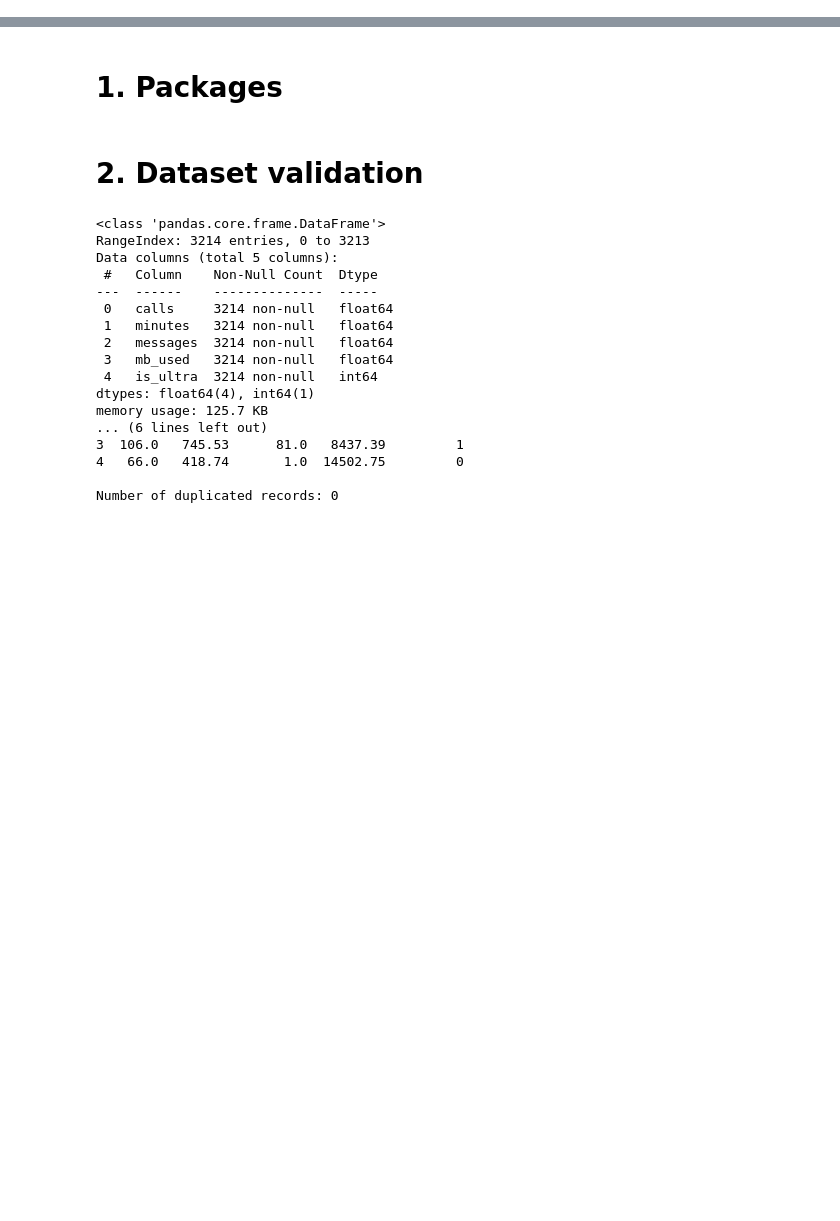
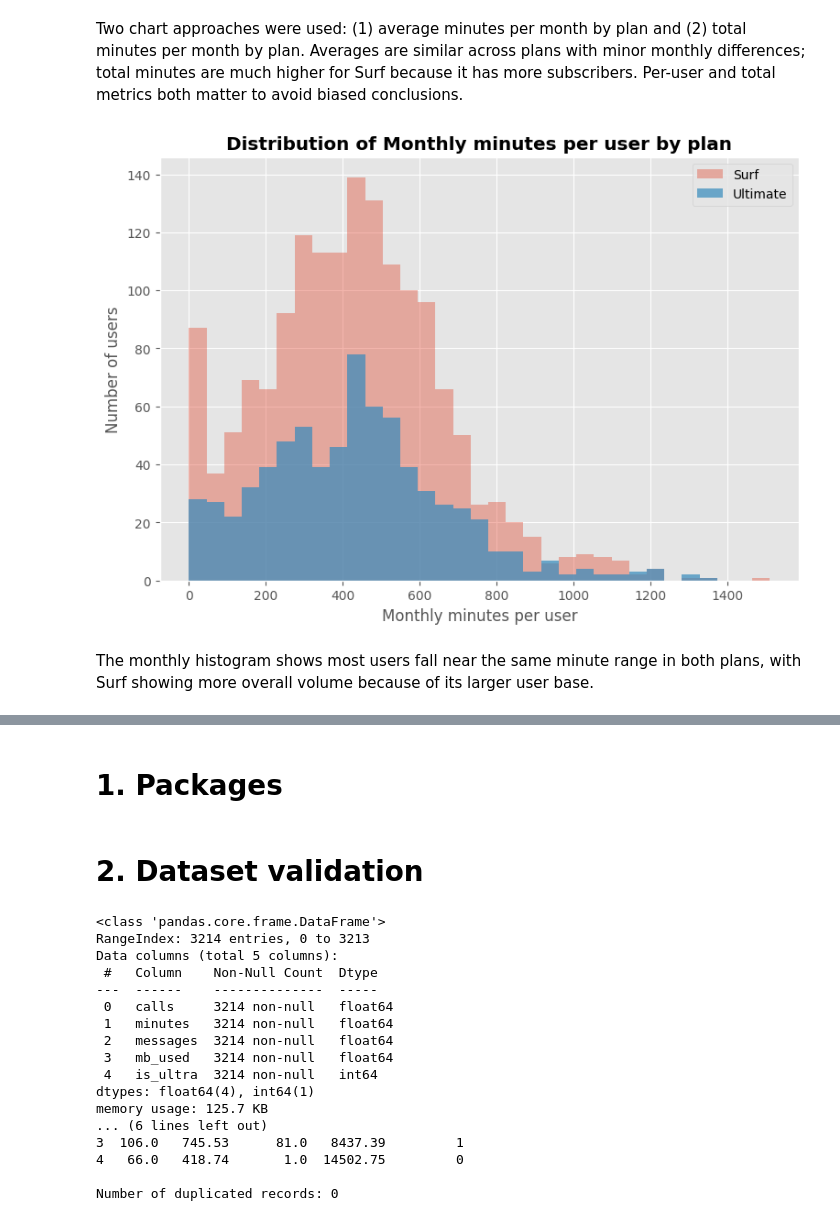
Before and after one commit to Juanhv24/Megaline-EDA-Predictive-Modeling, a Jupyter notebook: Notebooks/Megaline.ipynb, the cells around one changed output, grey strips where cells are left out. Saved outputs shown, nothing was run; the diff lists cells and outputs as text; code cells hidden in the pictures; blank space fills up the shorter version.

```diff
--- a/Notebooks/Megaline.ipynb
+++ b/Notebooks/Megaline.ipynb
@@ -0,0 +346,26 @@
+# %% [markdown]
+Two chart approaches were used: (1) average minutes per month by plan and (2) total minutes per month by plan. Averages are similar across plans with minor monthly differences; total minutes are much higher for Surf because it has more subscribers. Per-user and total metrics both matter to avoid biased conclusions.
+# %%
+# Compare monthly minutes used by users of each plan; plot a histogram.
+monthly_minutes = combined_frames.groupby (
+    ["plan", "month", "user_id"], as_index=False)["total_duration"].sum()
+
+bins = np.histogram_bin_edges(monthly_minutes["total_duration"], bins = "auto")
+
+data_surf = monthly_minutes[monthly_minutes["plan"] == "surf"]
+surf = data_surf ["total_duration"]
+data_ultimate = monthly_minutes[monthly_minutes["plan"] == "ultimate"]
+ultimate = data_ultimate["total_duration"]
+
+fig, ax = plt.subplots (figsize = (9,6))
+plt.hist (x = surf, bins = bins, alpha = 0.4, label = "Surf")
+plt.hist (x = ultimate, bins = bins, alpha = 0.7, label = "Ultimate")
+plt.title ("Distribution of Monthly minutes per user by plan", fontdict= {"weight":"bold"})
+plt.xlabel ("Monthly minutes per user")
+plt.ylabel ("Number of users")
+plt.legend ()
+plt.show ()
+# %% [output]
+[figure, added]
+# %% [markdown]
+The monthly histogram shows most users fall near the same minute range in both plans, with Surf showing more overall volume because of its larger user base.
```
Also changed, not shown: parts of 125 cells of this notebook, 6 other files.
